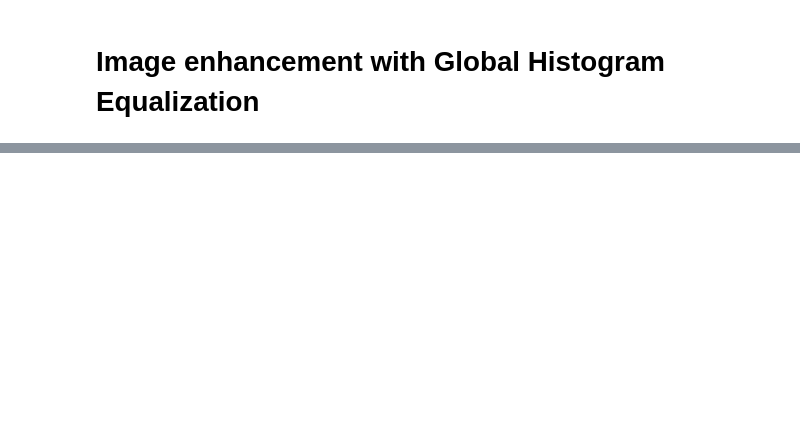
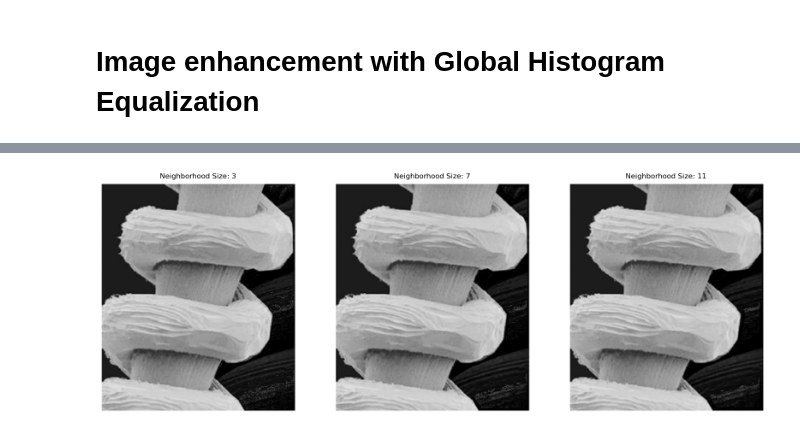
Before and after one commit to ratchanonp/imageprocessing, a Jupyter notebook: Assignment_2/assignment_2.ipynb, the cells around one changed output, grey strips where cells are left out. Saved outputs shown, nothing was run; the diff lists cells and outputs as text; code cells hidden in the pictures; blank space fills up the shorter version.

```diff
--- a/Assignment_2/assignment_2.ipynb
+++ b/Assignment_2/assignment_2.ipynb
@@ -63,0 +140,24 @@ plt.show()
+# %%
+neighbourhood_sizes = [3, 7, 11]
+
+row, col = 1, len(neighbourhood_sizes)
+
+plt.figure(figsize=(20, 16))
+
+for i in range(len(neighbourhood_sizes)):
+    neighbourhood_size = neighbourhood_sizes[i]
+    enhanced_img = local_enhancement(
+        img,
+        k0=0.1,
+        k1=0.01, k2=0.1,
+        neighborhood_size=neighbourhood_size
+    )
+
+    plt.subplot(row, col, i + 1)
+    plt.imshow(enhanced_img, cmap="gray")
+    plt.axis("off")
+    plt.title(f"Neighborhood Size: {neighbourhood_size}")
+
+plt.show()
+# %% [output]
+[figure, added]
```
Also changed, not shown: parts of 6 cells of this notebook.
